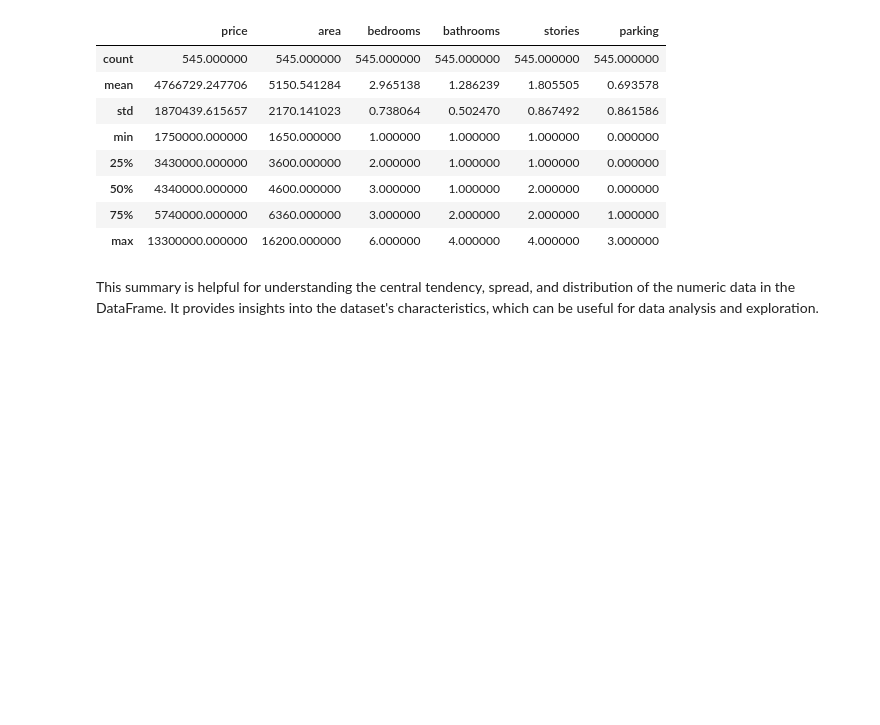
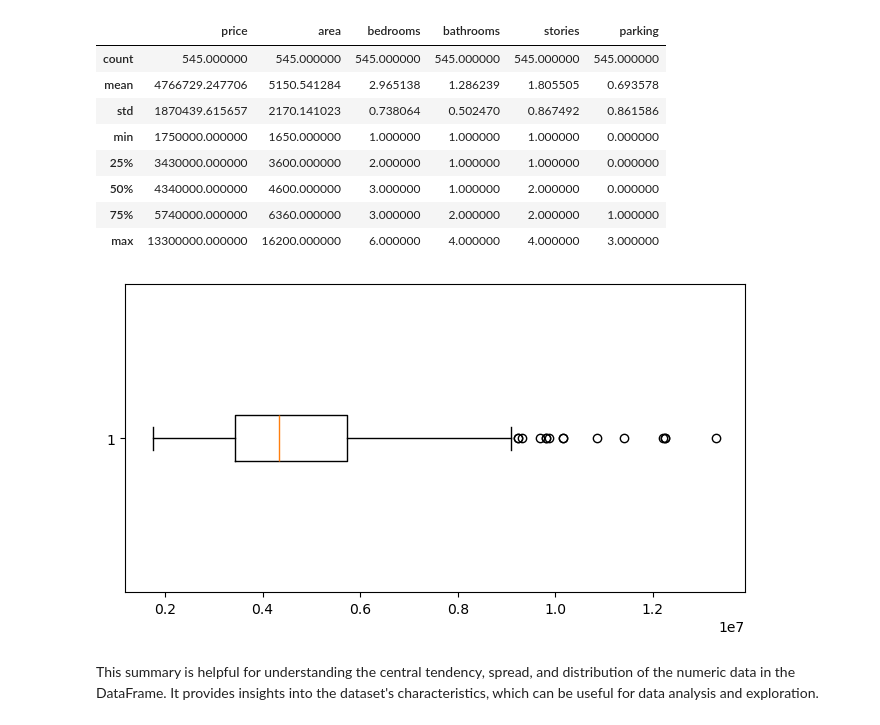
Before and after one commit to vidyadharbendre/learn_machine_learning, a Jupyter notebook: regression/jupyter_notebooks/01_house_price_prediction/house_pred_model.ipynb, the cells around one changed output. Cells and saved outputs as stored; diff of their text form; code cells hidden in the pictures; blank space fills up the shorter version.

```diff
--- a/regression/jupyter_notebooks/01_house_price_prediction/house_pred_model.ipynb
+++ b/regression/jupyter_notebooks/01_house_price_prediction/house_pred_model.ipynb
@@ -425,3 +407,9 @@ df.describe()
+# %%
+plt.figure(figsize=(8, 4))
+plt.boxplot(x='price', data=df, vert=False)
+plt.show()
+# %% [output]
+[figure, added]
 # %% [markdown]
 This summary is helpful for understanding the central tendency, spread, and distribution of the numeric data in the DataFrame. It provides insights into the dataset's characteristics, which can be useful for data analysis and exploration.
 # %%
```
Also changed, not shown: parts of 5 cells of this notebook, 1 other file.
